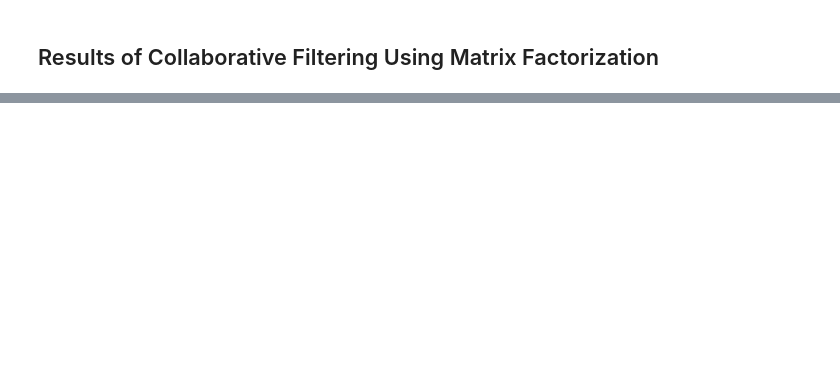
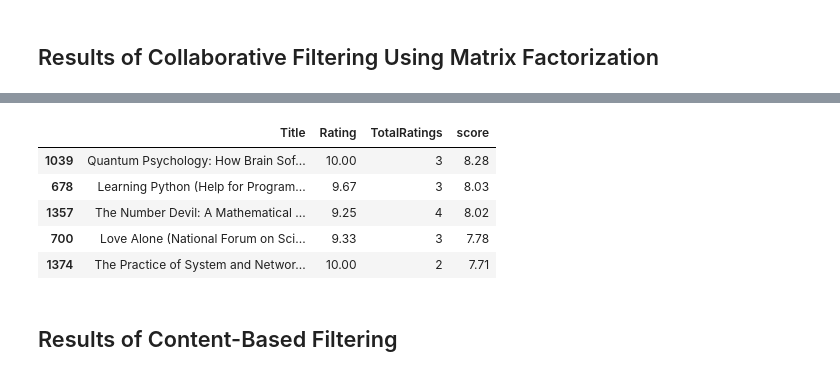
Before and after one commit to tamarakatic/book-recommender-system, a Jupyter notebook: tech_books_recommender.ipynb, the cells around one changed output, grey strips where cells are left out. Saved outputs shown, nothing was run; the diff lists cells and outputs as text; code cells hidden in the pictures; blank space fills up the shorter version.

Commit message:
create content based filtering

```diff
--- a/tech_books_recommender.ipynb
+++ b/tech_books_recommender.ipynb
@@ -161,0 +178,22 @@ Recommendations for "Rapid Development: Taming Wild Software Schedules" book:
+# %%
+books = new_df.copy().loc[new_df['TotalRatings'] >= m]
+# %%
+def weighted_rating(x, m=min_ratings, C=mean_rating):
+    v = x['TotalRatings']
+    R = x['Rating']
+    return (v/(v+m) * R) + (m/(m+v) * C)
+# %%
+books['score'] = books.apply(weighted_rating, axis=1)
+# %%
+books = books.sort_values('score', ascending=False)
+# %%
+books[['Title', 'Rating', 'TotalRatings', 'score']].head()
+# %% [output]
+|  | Title | Rating | TotalRatings | score |
+| 1039 | Quantum Psychology: How Brain Sof... | 10.00 | 3 | 8.28 |
+| 678 | Learning Python (Help for Program... | 9.67 | 3 | 8.03 |
+| 1357 | The Number Devil: A Mathematical ... | 9.25 | 4 | 8.02 |
+| 700 | Love Alone (National Forum on Sci... | 9.33 | 3 | 7.78 |
+| 1374 | The Practice of System and Networ... | 10.00 | 2 | 7.71 |
+# %% [markdown]
+## Results of Content-Based Filtering
```
Also changed, not shown: parts of 13 cells of this notebook.
